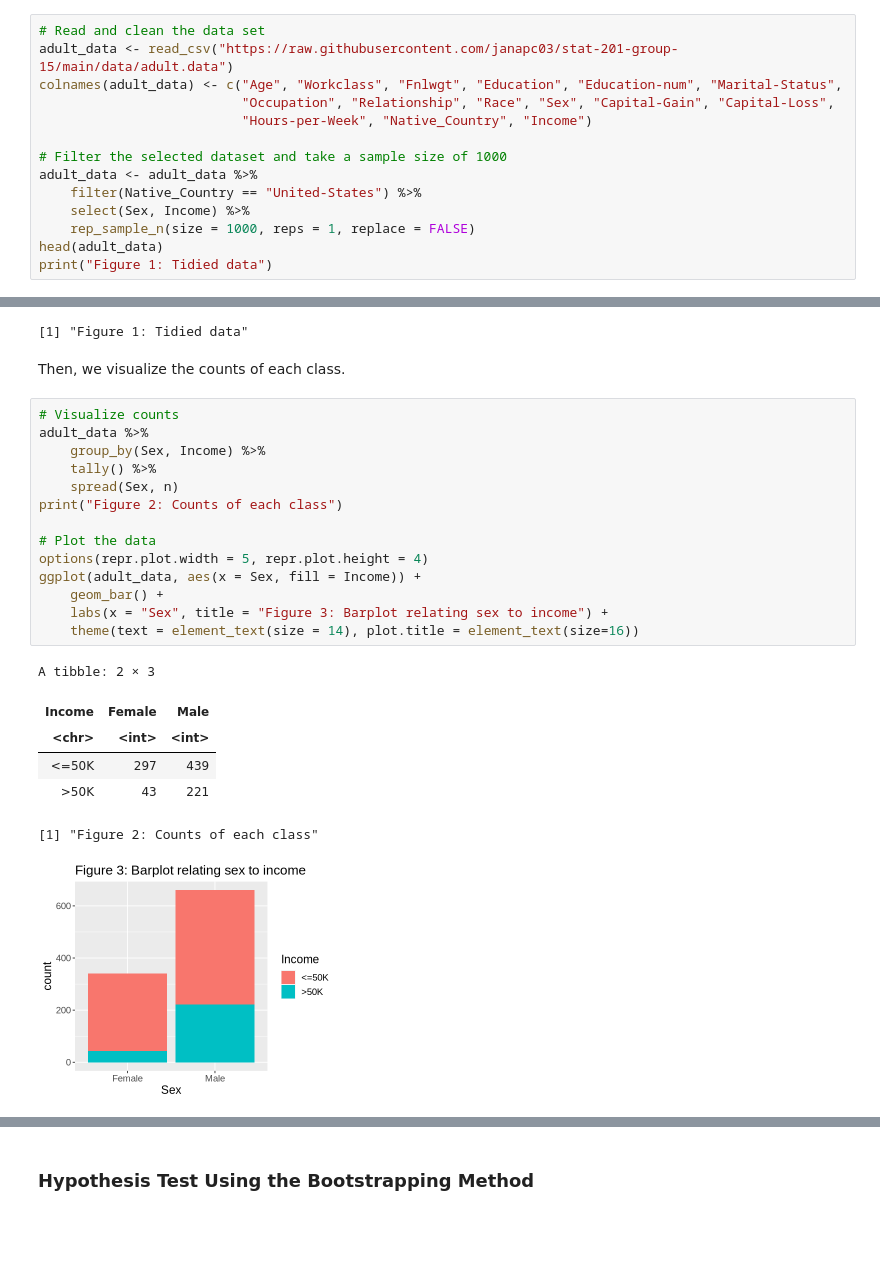
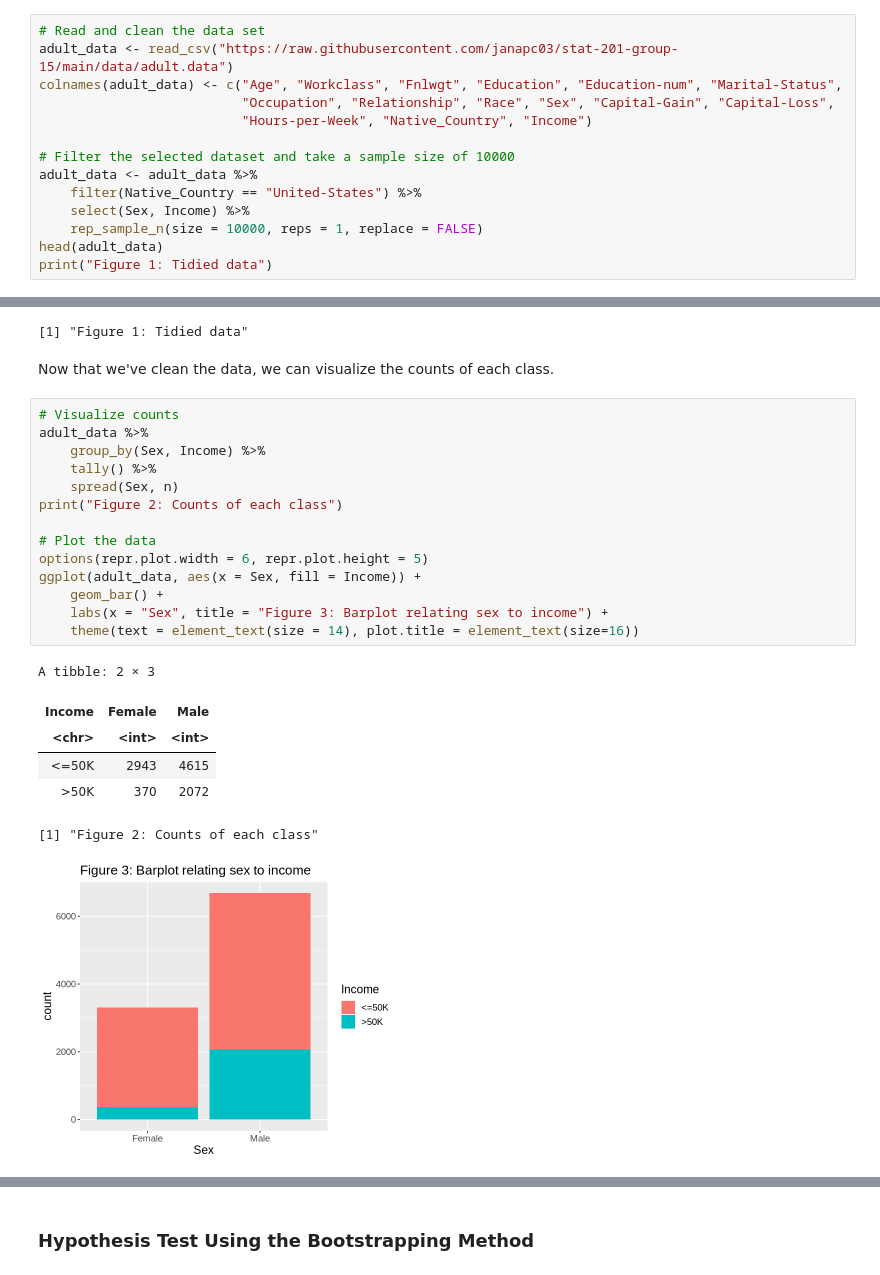
Before and after one commit to ShengHao011/Gender-Wage-Gap-Analysis-Model, a Jupyter notebook: FinalProject.ipynb, the cells around one changed output, grey strips where cells are left out. Drawn from its saved outputs; the diff is of its cells as text; blank space fills up the shorter version.

```diff
--- a/FinalProject.ipynb
+++ b/FinalProject.ipynb
@@ -55,11 +55,11 @@ colnames(adult_data) <- c("Age", "Workclass", "Fnlwgt", "Education", "Education-
                           "Occupation", "Relationship", "Race", "Sex", "Capital-Gain", "Capital-Loss",
                           "Hours-per-Week", "Native_Country", "Income")
 
-# Filter the selected dataset and take a sample size of 1000
+# Filter the selected dataset and take a sample size of 10000
 adult_data <- adult_data %>%
     filter(Native_Country == "United-States") %>%
     select(Sex, Income) %>%
-    rep_sample_n(size = 1000, reps = 1, replace = FALSE)
+    rep_sample_n(size = 10000, reps = 1, replace = FALSE)
 head(adult_data)
 print("Figure 1: Tidied data")
 # %% [output]
@@ -82,26 +82,26 @@ A grouped_df: 6 × 3
 | 1 | Male | <=50K |
 [1] "Figure 1: Tidied data"
 # %% [markdown]
-Then, we visualize the counts of each class.
+Now that we've clean the data, we can visualize the counts of each class.
 # %%
 # Visualize counts
 adult_data %>%
     group_by(Sex, Income) %>%
     tally() %>%
     spread(Sex, n)
 print("Figure 2: Counts of each class")
 
 # Plot the data
-options(repr.plot.width = 5, repr.plot.height = 4)
+options(repr.plot.width = 6, repr.plot.height = 5)
 ggplot(adult_data, aes(x = Sex, fill = Income)) +
     geom_bar() +
     labs(x = "Sex", title = "Figure 3: Barplot relating sex to income") +
     theme(text = element_text(size = 14), plot.title = element_text(size=16))
 # %% [output]
 A tibble: 2 × 3
 | Income | Female | Male |
 | <chr> | <int> | <int> |
-| <=50K | 297 | 439 |
-| >50K | 43 | 221 |
+| <=50K | 2943 | 4615 |
+| >50K | 370 | 2072 |
 [1] "Figure 2: Counts of each class"
-[figure, old version]
+[figure, new version]
```
Also changed, not shown: parts of 28 cells of this notebook.
